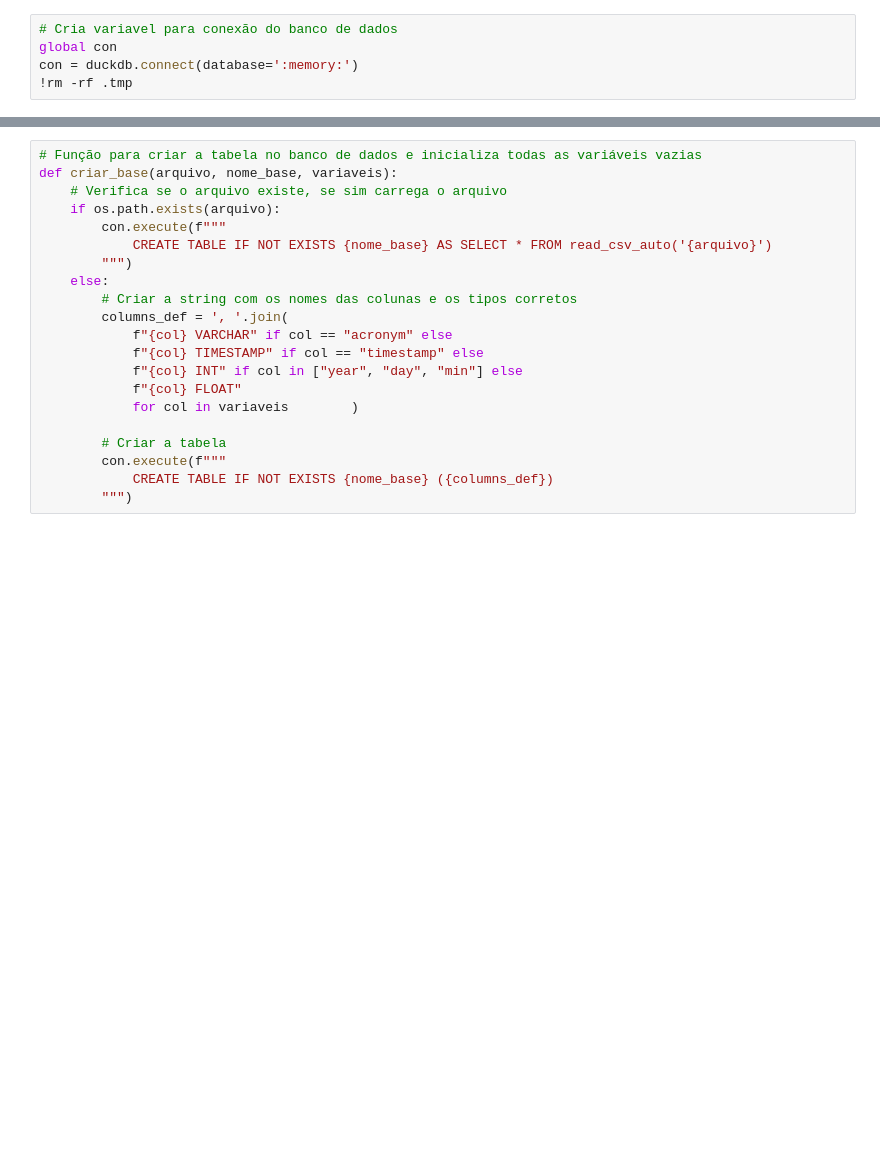
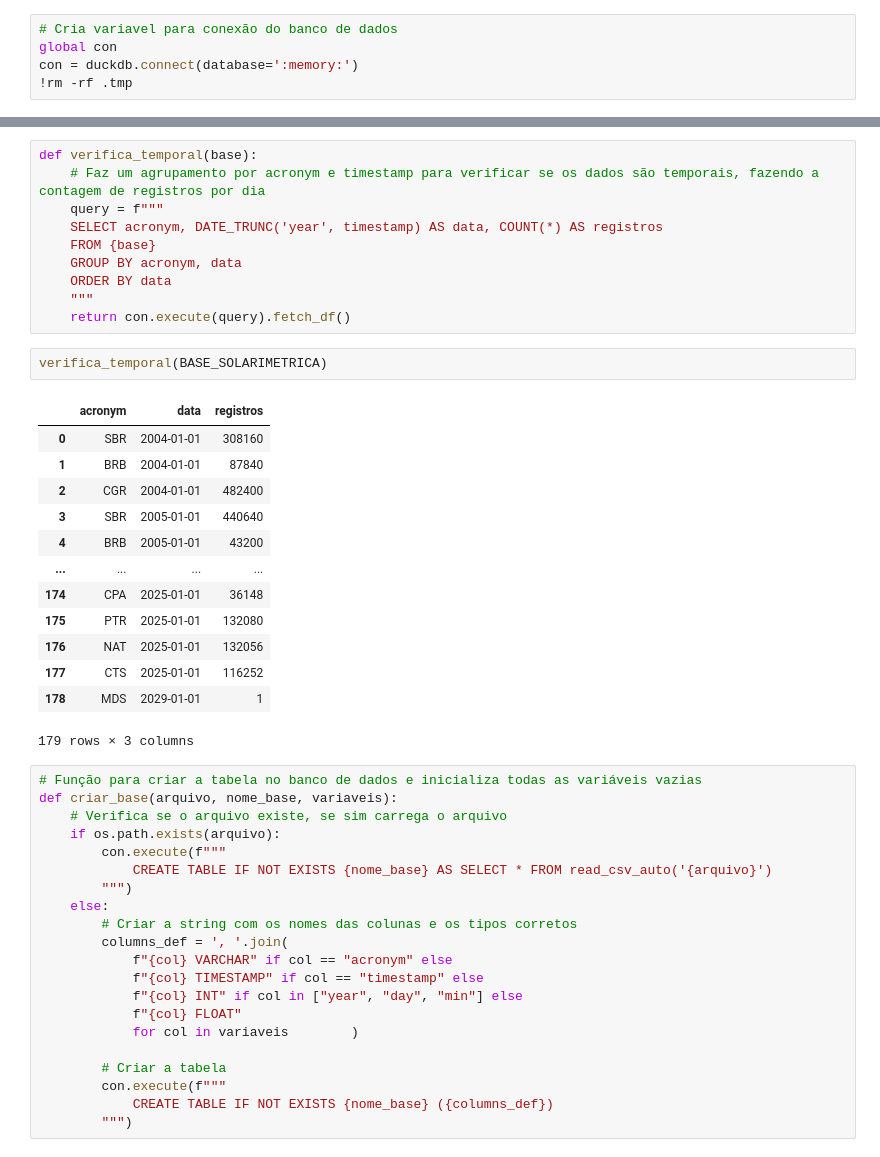
Before and after one commit to labren/sonda-curadoria, a Jupyter notebook: analise_exploratoria.ipynb, the cells around one changed output, grey strips where cells are left out. Drawn from its saved outputs; the diff is of its cells as text; blank space fills up the shorter version.

```diff
--- a/analise_exploratoria.ipynb
+++ b/analise_exploratoria.ipynb
@@ -116,3 +114,29 @@ con = duckdb.connect(database=':memory:')
+# %%
+def verifica_temporal(base):
+    # Faz um agrupamento por acronym e timestamp para verificar se os dados são temporais, fazendo a contagem de registros por dia
+    query = f"""
+    SELECT acronym, DATE_TRUNC('year', timestamp) AS data, COUNT(*) AS registros
+    FROM {base}
+    GROUP BY acronym, data
+    ORDER BY data
+    """
+    return con.execute(query).fetch_df()
+# %%
+verifica_temporal(BASE_SOLARIMETRICA)
+# %% [output]
+|  | acronym | data | registros |
+| 0 | SBR | 2004-01-01 | 308160 |
+| 1 | BRB | 2004-01-01 | 87840 |
+| 2 | CGR | 2004-01-01 | 482400 |
+| 3 | SBR | 2005-01-01 | 440640 |
+| 4 | BRB | 2005-01-01 | 43200 |
+| ... | ... | ... | ... |
+| 174 | CPA | 2025-01-01 | 36148 |
+| 175 | PTR | 2025-01-01 | 132080 |
+| 176 | NAT | 2025-01-01 | 132056 |
+| 177 | CTS | 2025-01-01 | 116252 |
+| 178 | MDS | 2029-01-01 | 1 |
+179 rows × 3 columns
 # %%
 # Função para criar a tabela no banco de dados e inicializa todas as variáveis vazias
 def criar_base(arquivo, nome_base, variaveis):
```
Also changed, not shown: parts of 11 cells of this notebook, 1 other file.
